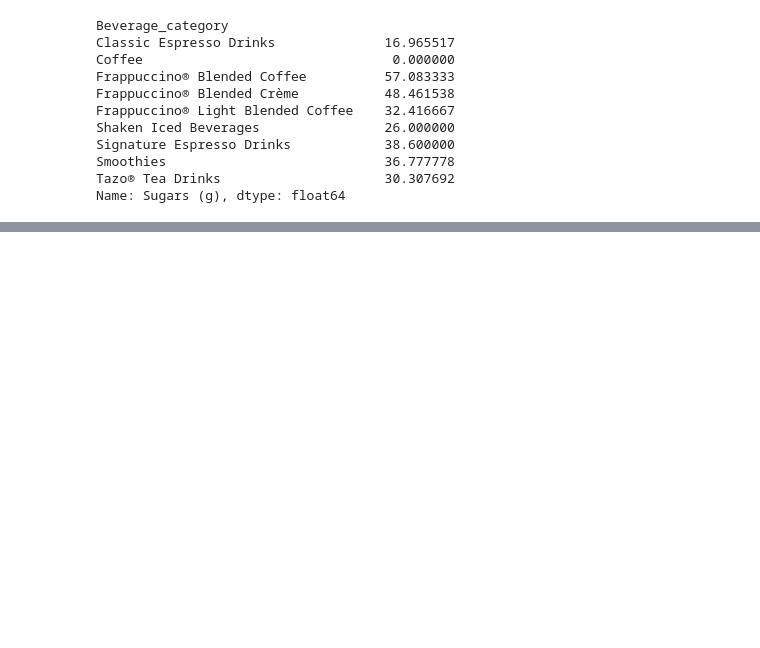
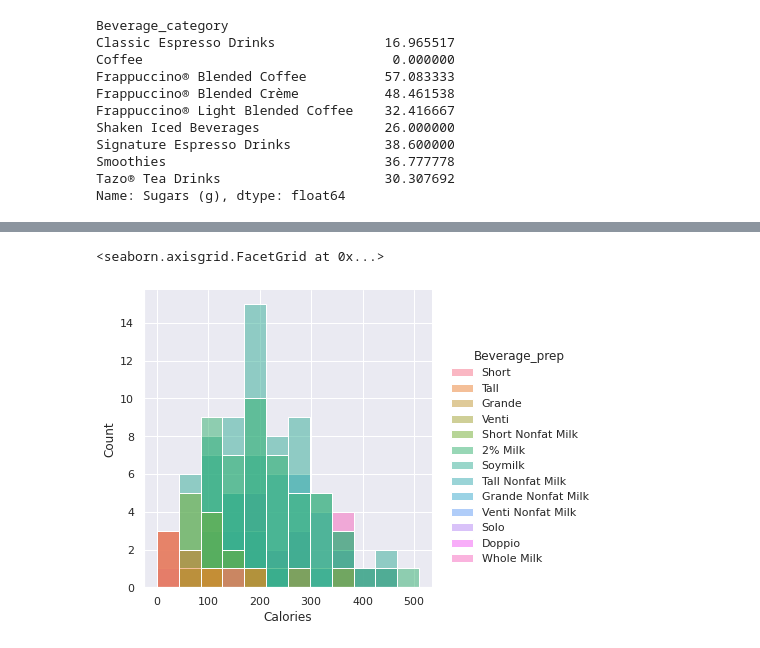
Before and after one commit to nathmart1n/nathmart_tutorials, a Jupyter notebook: tutorial2/Numpy and Pandas.ipynb, the cells around one changed output, grey strips where cells are left out. Saved outputs shown, nothing was run; the diff lists cells and outputs as text; code cells hidden in the pictures; blank space fills up the shorter version.

```diff
--- a/tutorial2/Numpy and Pandas.ipynb
+++ b/tutorial2/Numpy and Pandas.ipynb
@@ -568,7 +762,11 @@ df.iloc[[index]]
 # %%
 # plot the distribution of calories in Short, Tall, Grande, and Venti drinks
 # (you can use multiple lines for this)
 # twist: you should also include the Nonfat Milk drinks that also have an associated size.
 
 # you can decide how you want to visualize this. Colors? Small multiples? Density vs histogram?
 # the starbucks is your oyster.
+sns.displot(df, x="Calories", hue="Beverage_prep")
+# %% [output]
+<seaborn.axisgrid.FacetGrid at 0x...>
+[figure, added]
```
Also changed, not shown: parts of 40 cells of this notebook, 1 other file.
